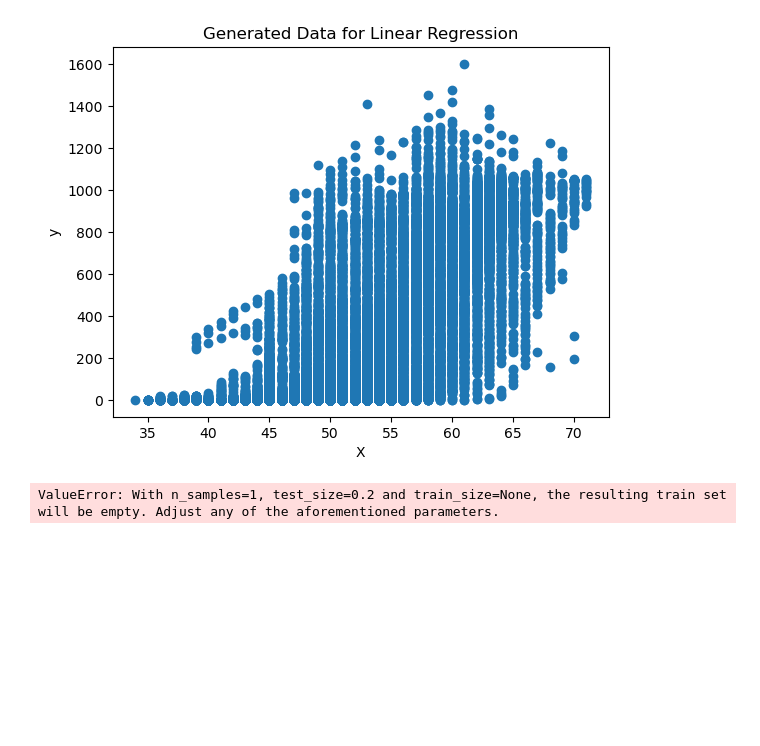
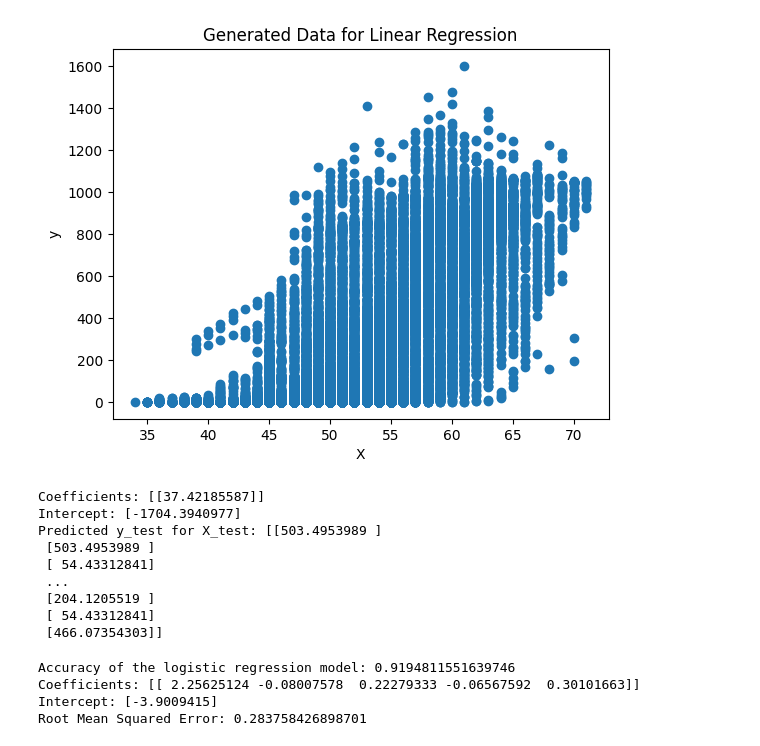
Before and after one commit to pk24100/ML-Assignments, a Jupyter notebook: lab6_ml.ipynb, the cells around one changed output. Cells and saved outputs as stored; diff of their text form; code cells hidden in the pictures; blank space fills up the shorter version.

```diff
--- a/lab6_ml.ipynb
+++ b/lab6_ml.ipynb
@@ -26,33 +11,42 @@ data.plot.scatter(x='Radiation',y='Humidity')
 # %%
 #A2
 import numpy as np
 from sklearn.linear_model import LinearRegression
 import matplotlib.pyplot as plt
 from sklearn.model_selection import train_test_split
 
-X = data['Temperature'].values.reshape(1,-1)
-y = data['Radiation'].values.reshape(1,-1)
+X = data['Temperature'].values.reshape(-1, 1)
+y = data['Radiation'].values.reshape(-1, 1)
 
 plt.scatter(X, y)
 plt.xlabel("X")
 plt.ylabel("y")
 plt.title("Generated Data for Linear Regression")
 plt.show()
 
 X_train, X_test, y_train, y_test = train_test_split(X, y, test_size=0.2, random_state=42)
 
 model = LinearRegression()
-model.fit(X, y)
+model.fit(X_train, y_train)
 
 print(f'Coefficients: {model.coef_}')
 print(f'Intercept: {model.intercept_}')
 
-predicted_y = model.predict(y_test)
-print(f'Predicted y for X=1.5: {predicted_y}')
+predicted_y = model.predict(X_test)
+print(f'Predicted y_test for X_test: {predicted_y}')
 # %% [output]
-[figure, old version]
+[figure, new version]
-ValueError: With n_samples=1, test_size=0.2 and train_size=None, the resulting train set will be empty. Adjust any of the aforementioned parameters.
+Coefficients: [[37.42185587]]
+Intercept: [-1704.3940977]
+Predicted y_test for X_test: [[503.4953989 ]
+ [503.4953989 ]
+ [ 54.43312841]
+ ...
+ [204.1205519 ]
+ [ 54.43312841]
+ [466.07354303]]
 # %%
+#A4
 data['Radiation_Class']=  pd.cut(data['Radiation'],
                                  bins=[0, 800,  1610], labels=[0, 1])
 
@@ -60,6 +54,8 @@ from sklearn.model_selection import train_test_split
 from sklearn.linear_model import LogisticRegression
 from sklearn.metrics import accuracy_score
 from sklearn.preprocessing import StandardScaler
+from sklearn.metrics import mean_squared_error
+from math import sqrt
 
 data['Radiation_Class'] = data['Radiation_Class'].astype(int)
 
@@ -70,7 +66,7 @@ scaler = StandardScaler()
 X = scaler.fit_transform(X)
 
 
-X_train, X_test, y_train, y_test = train_test_split(X, y, test_size=0.2, random_state=42)
+X_train, X_test, y_train, y_test = train_test_split(X, y, test_size=0.25, random_state=0)
 
 
 log_reg = LogisticRegression()
@@ -86,6 +82,13 @@ print(f"Accuracy of the logistic regression model: {accuracy}")
 
 print(f"Coefficients: {log_reg.coef_}")
 print(f"Intercept: {log_reg.intercept_}")
+rmse = sqrt(mean_squared_error(y_test, y_pred))
+print(f'Root Mean Squared Error: {rmse}')
+# %% [output]
+Accuracy of the logistic regression model: 0.9194811551639746
+Coefficients: [[ 2.25625124 -0.08007578  0.22279333 -0.06567592  0.30101663]]
+Intercept: [-3.9009415]
+Root Mean Squared Error: 0.283758426898701
 # %%
 #A5
 from sklearn.tree import DecisionTreeRegressor
```
Also changed, not shown: parts of 4 cells of this notebook.
